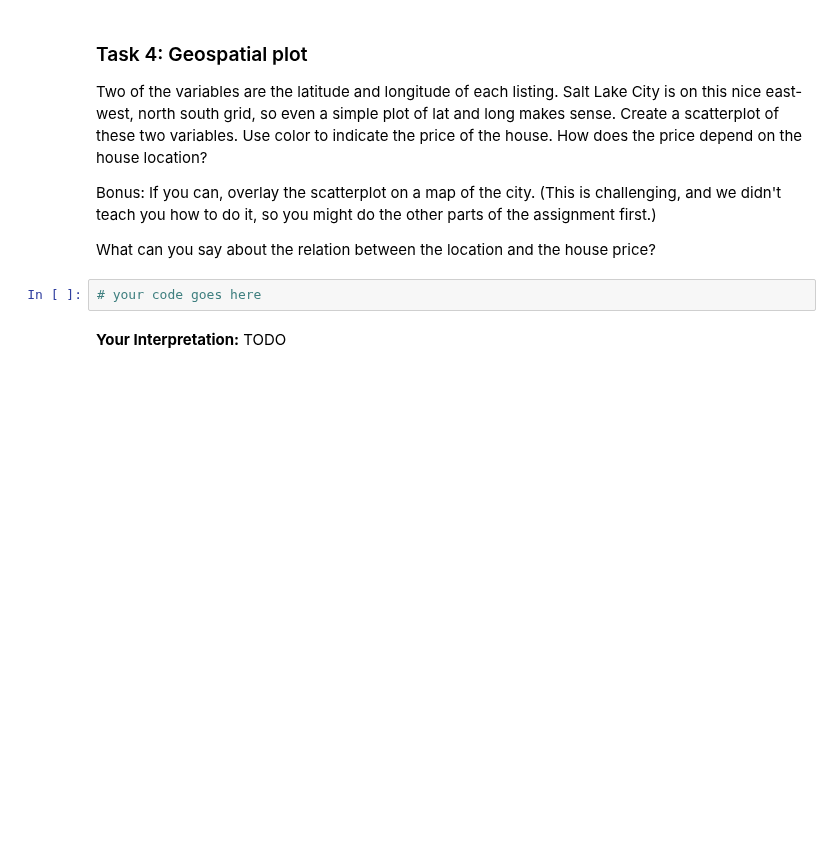
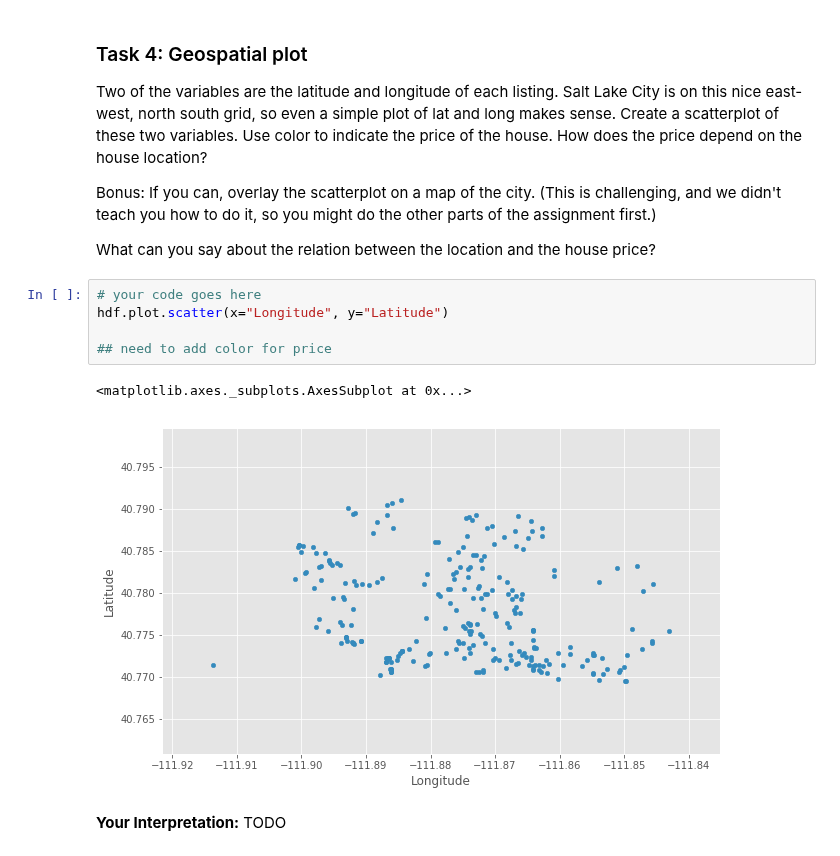
Before and after one commit to brookeslawski/datascience-homeworks-local, a Jupyter notebook: HW5/2018-HW5.ipynb, the cells around one changed output. Cells and saved outputs as stored; diff of their text form; blank space fills up the shorter version.

```diff
--- a/HW5/2018-HW5.ipynb
+++ b/HW5/2018-HW5.ipynb
@@ -132,8 +262,14 @@ Two of the variables are the latitude and longitude of each listing. Salt Lake C
 Bonus: If you can, overlay the scatterplot on a map of the city. (This is challenging, and we didn't teach you how to do it, so you might do the other parts of the assignment first.)
 
 What can you say about the relation between the location and the house price?
-# %%
-# your code goes here
+# %%
+# your code goes here
+hdf.plot.scatter(x="Longitude", y="Latitude")
+
+## need to add color for price
+# %% [output]
+<matplotlib.axes._subplots.AxesSubplot at 0x...>
+[figure, added]
 # %% [markdown]
 **Your Interpretation:** TODO
 # %% [markdown]
```
Also changed, not shown: parts of 21 cells of this notebook, 1 other file.
